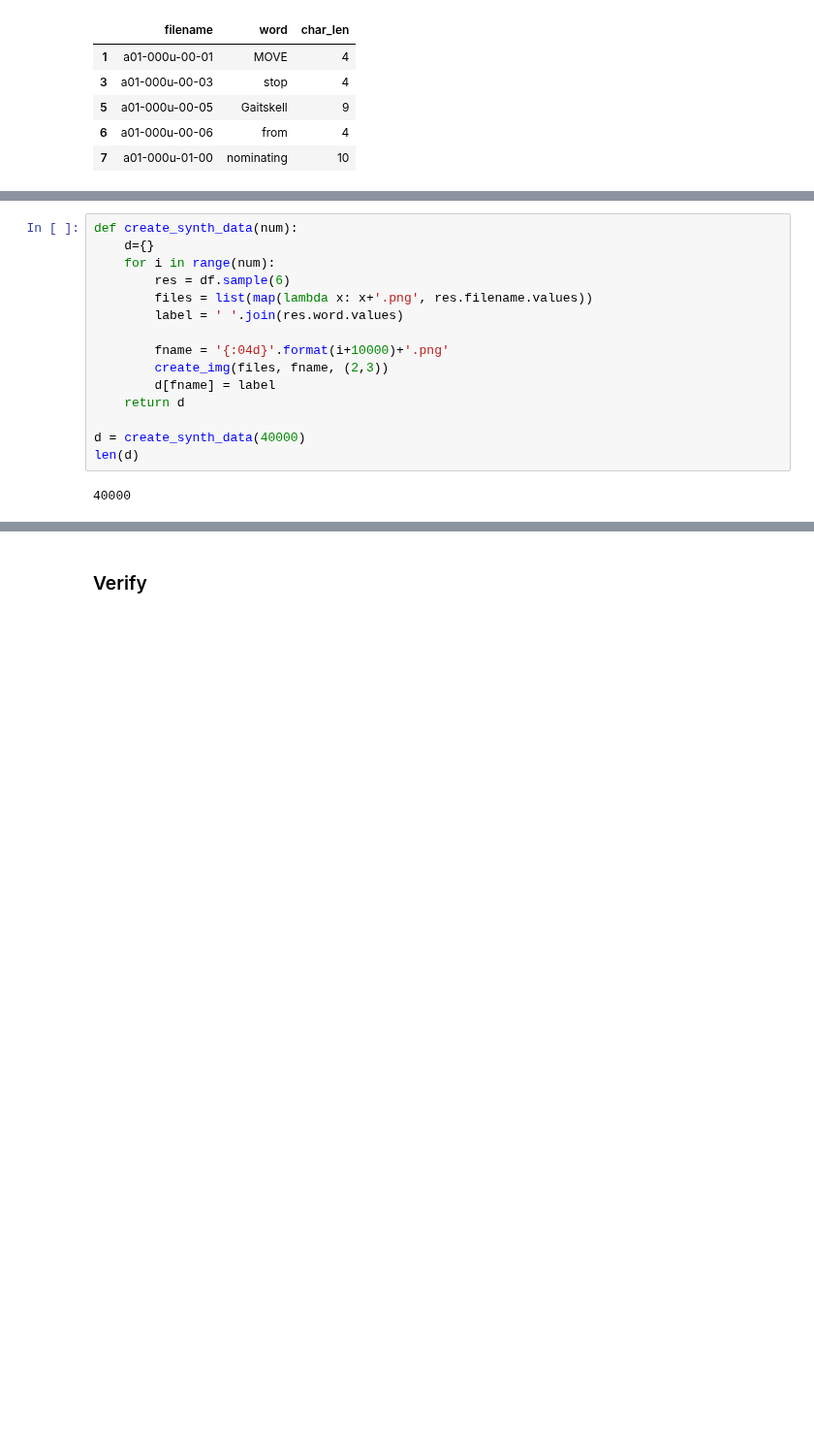
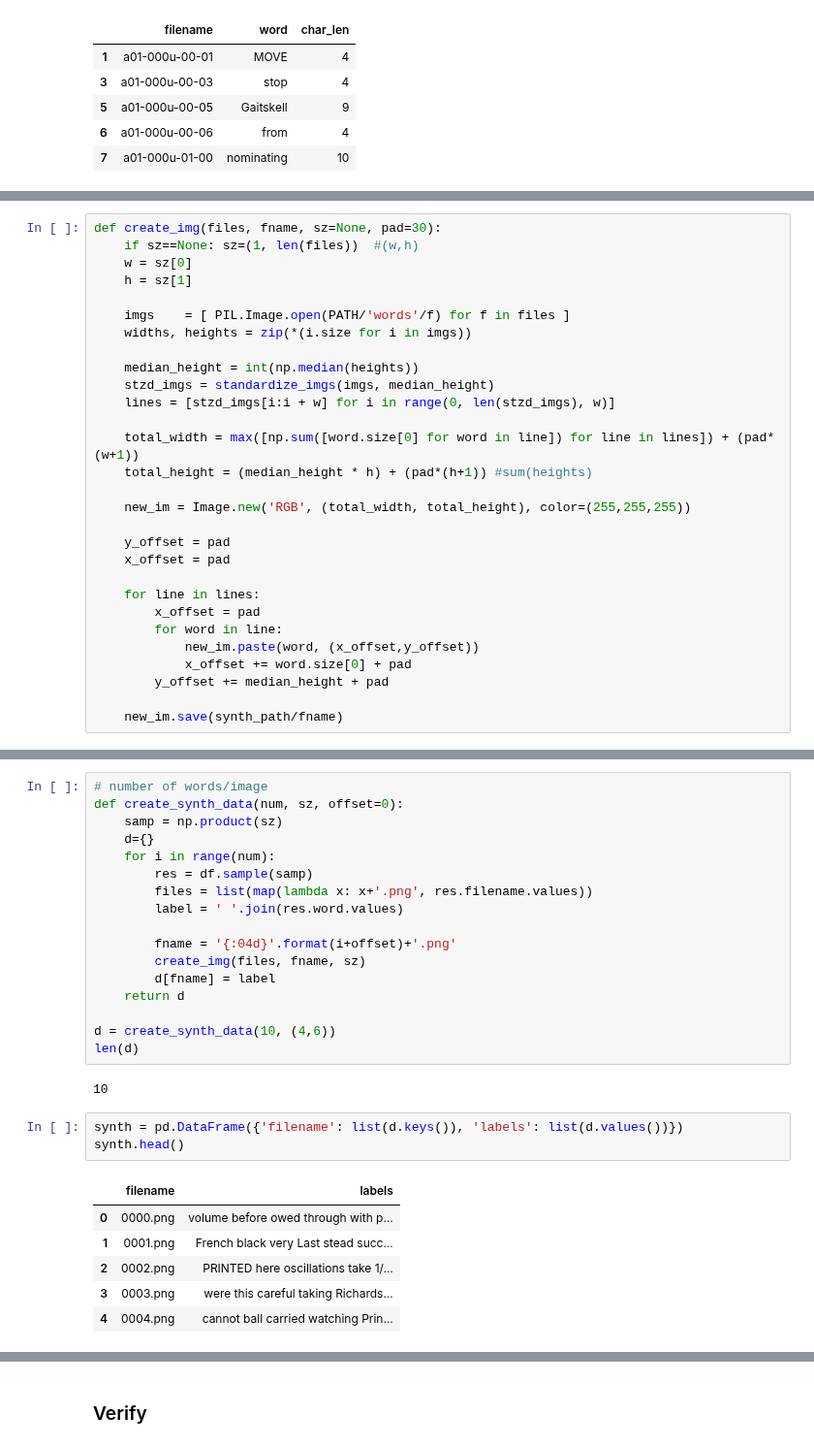
Before and after one commit to ahs8w/Handwriting, a Jupyter notebook: OCR-synthesize-data.ipynb, the cells around one changed output, grey strips where cells are left out. Shown at 97% size. Cells and saved outputs as stored; diff of their text form; blank space fills up the shorter version.

```diff
--- a/OCR-synthesize-data.ipynb
+++ b/OCR-synthesize-data.ipynb
@@ -136 +113,30 @@ df.head()
+# %%
+def create_img(files, fname, sz=None, pad=30):
+    if sz==None: sz=(1, len(files))  #(w,h)
+    w = sz[0]
+    h = sz[1]
+
+    imgs    = [ PIL.Image.open(PATH/'words'/f) for f in files ]
+    widths, heights = zip(*(i.size for i in imgs))
+
+    median_height = int(np.median(heights))
+    stzd_imgs = standardize_imgs(imgs, median_height)
+    lines = [stzd_imgs[i:i + w] for i in range(0, len(stzd_imgs), w)]
+
+    total_width = max([np.sum([word.size[0] for word in line]) for line in lines]) + (pad*(w+1))
+    total_height = (median_height * h) + (pad*(h+1)) #sum(heights)
+
+    new_im = Image.new('RGB', (total_width, total_height), color=(255,255,255))
+
+    y_offset = pad
+    x_offset = pad
+
+    for line in lines:
+        x_offset = pad
+        for word in line:
+            new_im.paste(word, (x_offset,y_offset))
+            x_offset += word.size[0] + pad
+        y_offset += median_height + pad
+
+    new_im.save(synth_path/fname)
 # %% [markdown]
@@ -145,17 +151,29 @@ synth_path = PATH/'multi_synth_words'
 # %%
-def create_synth_data(num):
+# number of words/image
+def create_synth_data(num, sz, offset=0):
+    samp = np.product(sz)
     d={}
     for i in range(num):
-        res = df.sample(6)
+        res = df.sample(samp)
         files = list(map(lambda x: x+'.png', res.filename.values))
         label = ' '.join(res.word.values)
 
-        fname = '{:04d}'.format(i+10000)+'.png'
-        create_img(files, fname, (2,3))
+        fname = '{:04d}'.format(i+offset)+'.png'
+        create_img(files, fname, sz)
         d[fname] = label
     return d
 
-d = create_synth_data(40000)
+d = create_synth_data(10, (4,6))
 len(d)
 # %% [output]
-40000
+10
+# %%
+synth = pd.DataFrame({'filename': list(d.keys()), 'labels': list(d.values())})
+synth.head()
+# %% [output]
+|  | filename | labels |
+| 0 | 0000.png | volume before owed through with p... |
+| 1 | 0001.png | French black very Last stead succ... |
+| 2 | 0002.png | PRINTED here oscillations take 1/... |
+| 3 | 0003.png | were this careful taking Richards... |
+| 4 | 0004.png | cannot ball carried watching Prin... |
```
Also changed, not shown: parts of 19 cells of this notebook.
